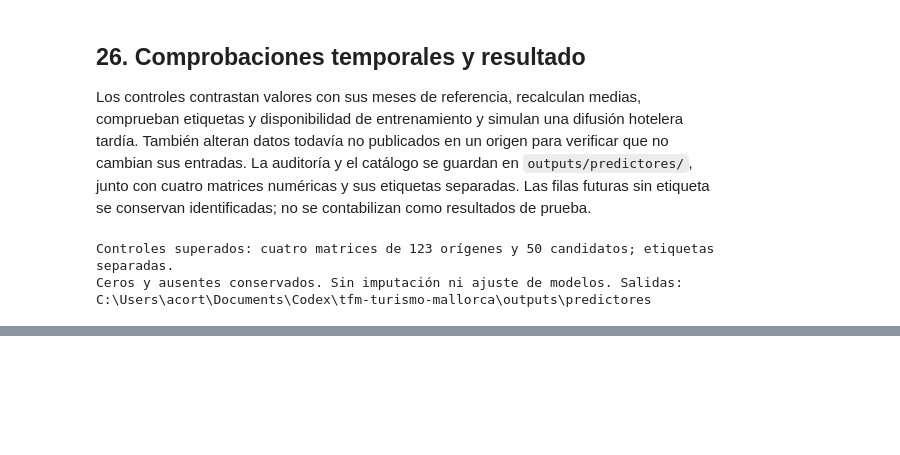
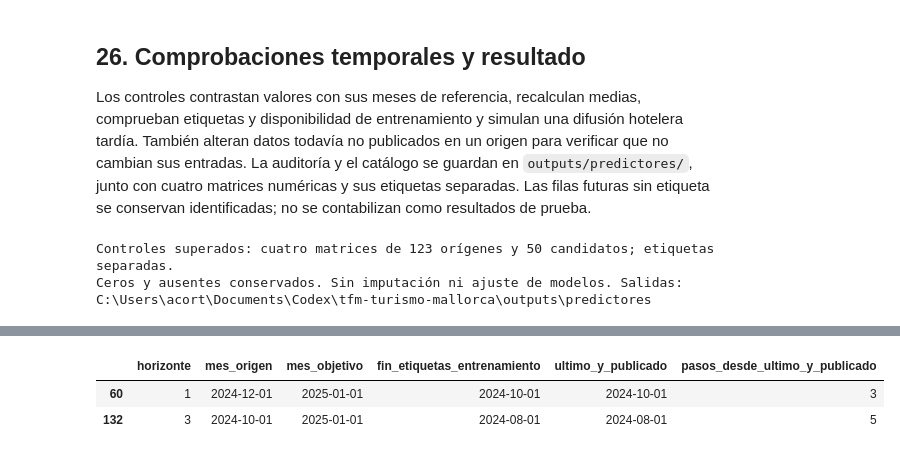
Before and after one commit to acortes99/tfm-turismo-mallorca, a Jupyter notebook: tfm-turismo-viu.ipynb, the cells around one changed output, grey strips where cells are left out. Cells and saved outputs as stored; diff of their text form; code cells hidden in the pictures; blank space fills up the shorter version.

Commit message:
Definir y validar la evaluación temporal con horizontes de uno y tres meses y prueba final en 2025

```diff
--- a/tfm-turismo-viu.ipynb
+++ b/tfm-turismo-viu.ipynb
@@ -1359,0 +1409,87 @@ Ceros y ausentes conservados. Sin imputación ni ajuste de modelos. Salidas: C:\
+# %%
+EVAL_DIR = PROJECT_ROOT / "outputs" / "evaluacion"
+EVAL_DIR.mkdir(parents=True, exist_ok=True)
+TRAIN_TARGET_START = pd.Timestamp("2017-04-01")
+TRAIN_TARGET_END = pd.Timestamp("2024-12-01")
+EVAL_TARGETS = pd.date_range("2020-01-01", "2025-12-01", freq="MS")
+MIN_TRAIN_ROWS = 24
+SELECTION_TARGET_END = pd.Timestamp("2024-07-01")
+CONFIGURATION_FREEZE = pd.Timestamp("2024-10-31")
+
+plan_rows, training_rows = [], []
+for (scenario, horizon), (X, meta) in prediction_sets.items():
+    extra_wait = 0 if scenario == "base" else 1
+    for target in EVAL_TARGETS:
+        origin = target - pd.DateOffset(months=horizon)
+        cutoff = origin.to_period("M").end_time.normalize()
+        row = meta.loc[origin]
+        assert row["mes_objetivo"] == target and row["etiqueta_observada"]
+        assert row["contexto_completo"]
+        # La etiqueta evaluada se consulta después, para puntuar; nunca para ajustar.
+        permitted = (training_rows_at(meta, origin)
+                     & meta["mes_objetivo"].ge(TRAIN_TARGET_START)
+                     & meta["mes_objetivo"].le(TRAIN_TARGET_END))
+        training = meta.loc[permitted]
+        assert len(training) >= MIN_TRAIN_ROWS
+        observed_periods = master.index.to_period("M")
+        published_y = [p.start_time for p in observed_periods
+                       if publication_date("turistas", p, extra_wait, verified_dates) <= cutoff]
+        last_published_y = max(published_y)
+        last_estimation_y = min(last_published_y, TRAIN_TARGET_END)
+        plan_rows.append({"escenario": scenario, "horizonte": horizon,
+            "mes_origen": origin, "fecha_corte": cutoff, "mes_objetivo": target,
+            "uso": "validacion" if target.year <= 2024 else "prueba_final",
+            "papel": ("seleccion" if target <= SELECTION_TARGET_END else "diagnostico_fijo") if target.year <= 2024 else "prueba_final",
+            "fold": f"validacion_{target.year}" if target.year <= 2024 else "prueba_2025",
+            "periodo": "pandemia_2020_2021" if target.year <= 2021 else "posterior_2022_2025",
+            "inicio_etiquetas_entrenamiento": training["mes_objetivo"].min(),
+            "fin_etiquetas_entrenamiento": training["mes_objetivo"].max(),
+            "n_entrenamiento_supervisado": len(training),
+            "inicio_historia_secuencial": master.index.min(),
+            "ultimo_y_publicado": last_published_y, "ultimo_y_para_estimacion": last_estimation_y,
+            "pasos_desde_ultimo_y_publicado": target.to_period("M").ordinal-last_published_y.to_period("M").ordinal,
+            "n_historia_estimacion_secuencial": int(master.index.to_series().le(last_estimation_y).sum()),
+            "n_entradas_ausentes": int(X.loc[origin].isna().sum()),
+            "estado_objetivo": row["estado_objetivo"]})
+        for train_origin, train_row in training.iterrows():
+            training_rows.append({"escenario": scenario, "horizonte": horizon,
+                "mes_origen_pronostico": origin, "mes_objetivo_pronostico": target,
+                "fecha_corte_pronostico": cutoff, "mes_origen_entrenamiento": train_origin,
+                "mes_objetivo_entrenamiento": train_row["mes_objetivo"],
+                "fecha_publicacion_etiqueta": train_row["fecha_publicacion_objetivo"]})
+evaluation_plan = pd.DataFrame(plan_rows)
+training_indices = pd.DataFrame(training_rows)
+fold_summary = evaluation_plan.groupby(["escenario", "horizonte", "uso", "fold", "papel"], sort=True).agg(
+    primer_objetivo=("mes_objetivo", "min"), ultimo_objetivo=("mes_objetivo", "max"),
+    pronosticos_esperados=("mes_objetivo", "size"),
+    minimo_entrenamiento=("n_entrenamiento_supervisado", "min"),
+    maximo_entrenamiento=("n_entrenamiento_supervisado", "max"),
+    origenes_con_entradas_ausentes=("n_entradas_ausentes", lambda s: int(s.gt(0).sum()))
+).reset_index()
+evaluation_plan.to_csv(EVAL_DIR / "plan_pronosticos.csv", index=False, encoding="utf-8-sig")
+training_indices.to_csv(EVAL_DIR / "indices_entrenamiento.csv", index=False, encoding="utf-8-sig")
+fold_summary.to_csv(EVAL_DIR / "resumen_folds.csv", index=False, encoding="utf-8-sig")
+evaluation_protocol = {"fecha_definicion": "2026-10-09",
+    "validacion": ["2020-01-01", "2024-12-01"], "prueba_final": ["2025-01-01", "2025-12-01"],
+    "horizontes": [1, 3], "ventana": "expansiva, origen mensual; resumen anual",
+    "inicio_etiquetas_ml": str(TRAIN_TARGET_START.date()), "minimo_filas_ml": MIN_TRAIN_ROWS,
+    "fin_etiquetas_ajuste": str(TRAIN_TARGET_END.date()),
+    "origenes_totales": len(evaluation_plan), "validacion_por_escenario_horizonte": 60,
+    "prueba_por_escenario_horizonte": 12, "seleccion": "RMSE de 55 objetivos hasta julio de 2024 por horizonte; MAE complementario",
+    "seleccion_por_escenario_horizonte": 55, "diagnostico_fijo_por_escenario_horizonte": 5,
+    "ultimo_objetivo_seleccion": str(SELECTION_TARGET_END.date()),
+    "congelacion_configuracion": str(CONFIGURATION_FREEZE.date()),
+    "reestimacion": "solo etiquetas hasta 2024 publicadas; configuracion fija en prueba",
+    "actualizacion_2025": "permitida para entradas/estado, sin reestimar parametros con etiquetas de 2025",
+    "ausentes": "tratamiento pendiente dentro de entrenamiento; no eliminar casos del calendario comun",
+    "comparadores": ["Seasonal Naive", "SARIMA", "SARIMAX", "Random Forest", "XGBoost"],
+    "politica_disponibilidad": availability_policy,
+    "hash_maestro": feature_manifest["maestro_sha256"],
+    "limites": ["EDA descriptivo previo de cobertura/calidad de 2025", "versiones revisadas",
+                "normalizacion retrospectiva Google Trends", "imputacion y SARIMAX operativo pendientes"]}
+(EVAL_DIR / "protocolo.json").write_text(json.dumps(evaluation_protocol, ensure_ascii=False, indent=2), encoding="utf-8")
+display(fold_summary)
+display(evaluation_plan.loc[evaluation_plan.escenario.eq("base") & evaluation_plan.mes_objetivo.eq(pd.Timestamp("2025-01-01")),
+    ["horizonte", "mes_origen", "mes_objetivo", "fin_etiquetas_entrenamiento",
+     "ultimo_y_publicado", "pasos_desde_ultimo_y_publicado"]])
+# %% [output]
@@ -1359,0 +1513,3 @@ Ceros y ausentes conservados. Sin imputación ni ajuste de modelos. Salidas: C:\
+|  | horizonte | mes_origen | mes_objetivo | fin_etiquetas_entrenamiento | ultimo_y_publicado | pasos_desde_ultimo_y_publicado |
+| 60 | 1 | 2024-12-01 | 2025-01-01 | 2024-10-01 | 2024-10-01 | 3 |
+| 132 | 3 | 2024-10-01 | 2025-01-01 | 2024-08-01 | 2024-08-01 | 5 |
```
Also changed, not shown: parts of 4 cells of this notebook, 4 other files.
